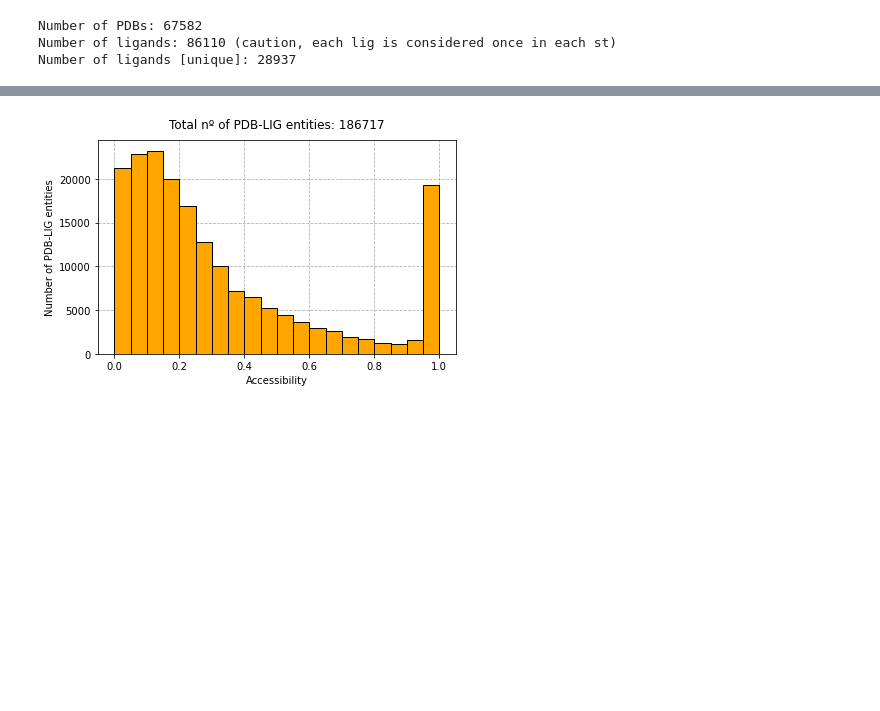
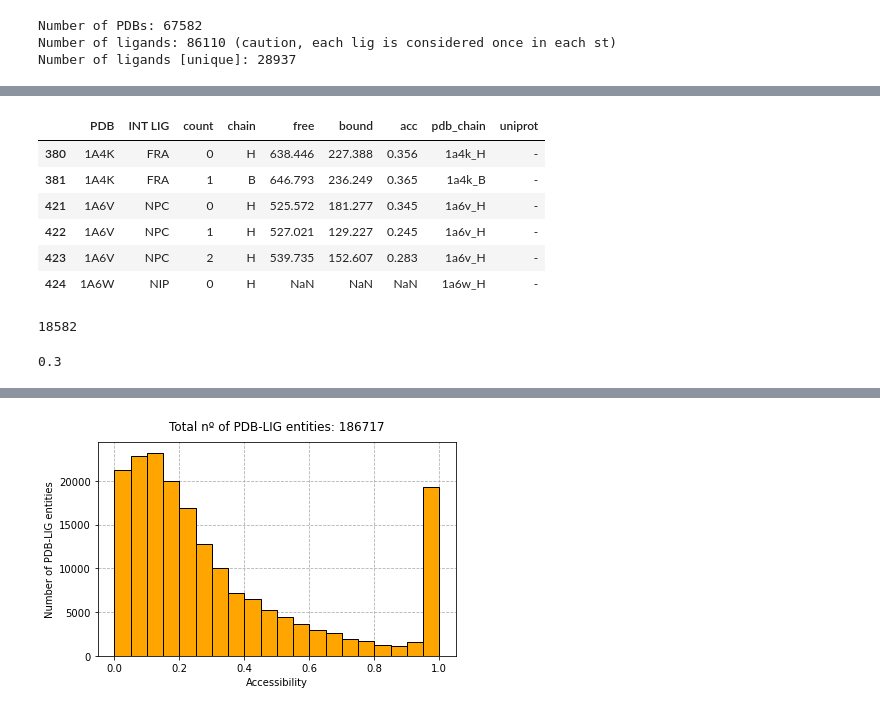
Before and after one commit to ersilia-os/osa-murd, a Jupyter notebook: notebooks/pocketvec_PDB.ipynb, the cells around one changed output, grey strips where cells are left out. Saved outputs shown, nothing was run; the diff lists cells and outputs as text; code cells hidden in the pictures; blank space fills up the shorter version.

```diff
--- a/notebooks/pocketvec_PDB.ipynb
+++ b/notebooks/pocketvec_PDB.ipynb
@@ -230,3 +265,21 @@ results = pd.concat(results, axis=0, ignore_index=True)
+# %%
+results.loc[results['uniprot'] == '-']
+# %% [output]
+|  | PDB | INT LIG | count | chain | free | bound | acc | pdb_chain | uniprot |
+| 380 | 1A4K | FRA | 0 | H | 638.446 | 227.388 | 0.356 | 1a4k_H | - |
+| 381 | 1A4K | FRA | 1 | B | 646.793 | 236.249 | 0.365 | 1a4k_B | - |
+| 421 | 1A6V | NPC | 0 | H | 525.572 | 181.277 | 0.345 | 1a6v_H | - |
+| 422 | 1A6V | NPC | 1 | H | 527.021 | 129.227 | 0.245 | 1a6v_H | - |
+| 423 | 1A6V | NPC | 2 | H | 539.735 | 152.607 | 0.283 | 1a6v_H | - |
+| 424 | 1A6W | NIP | 0 | H | NaN | NaN | NaN | 1a6w_H | - |
+# %%
+len(set([i + "_" + j for i, j in zip(results['uniprot'], results['INT LIG'])]))
+# %% [output]
+18582
+# %%
+15/50
+# %% [output]
+0.3
 # %%
 print("Number of processed PDB-LIG entities: " + str(len(results)))
 print("% of entities that failed at ligand representation: " + str(round(len(results.loc[results['acc'] == 'failed2']) / len(results) * 100, 2)) + "%")
```
Also changed, not shown: parts of 12 cells of this notebook, 1 other file.
